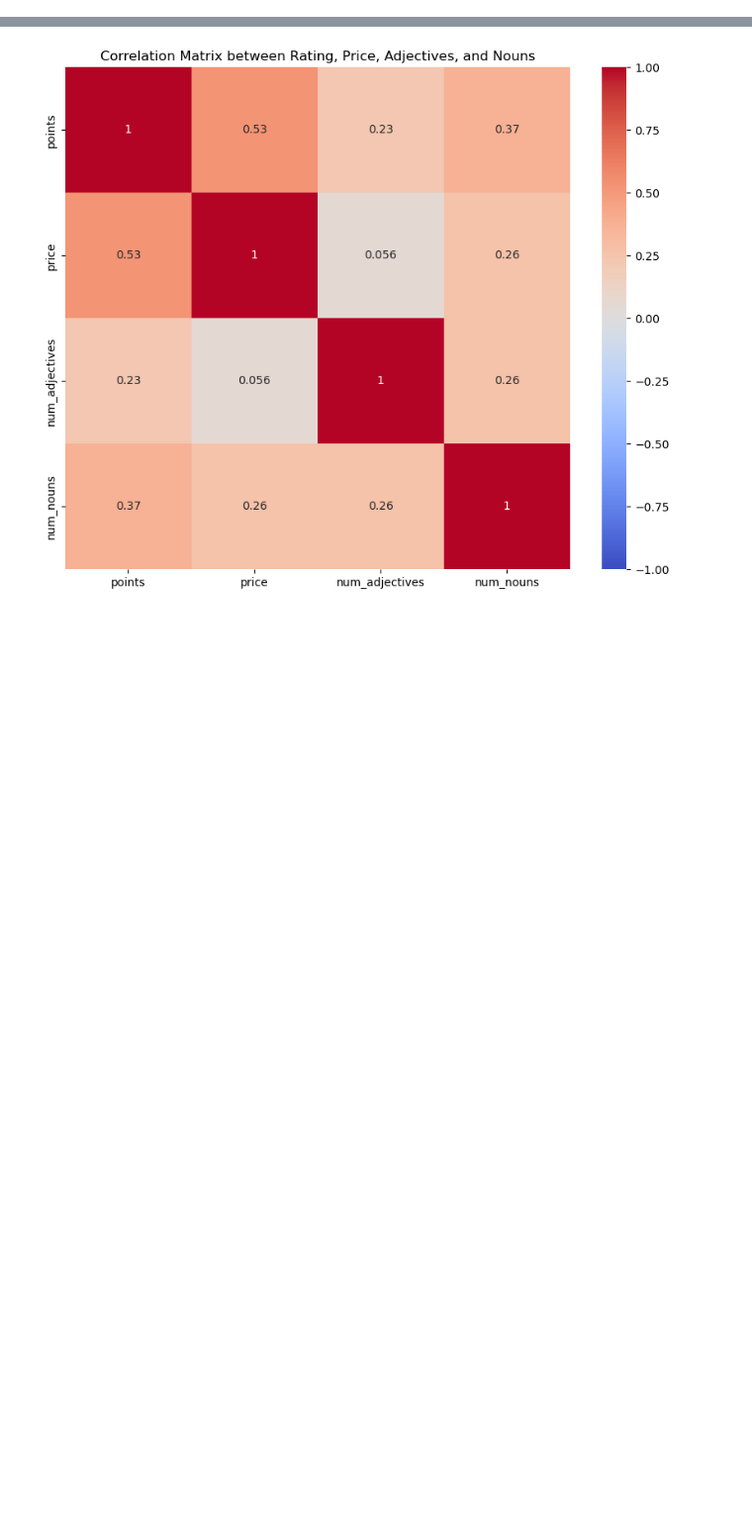
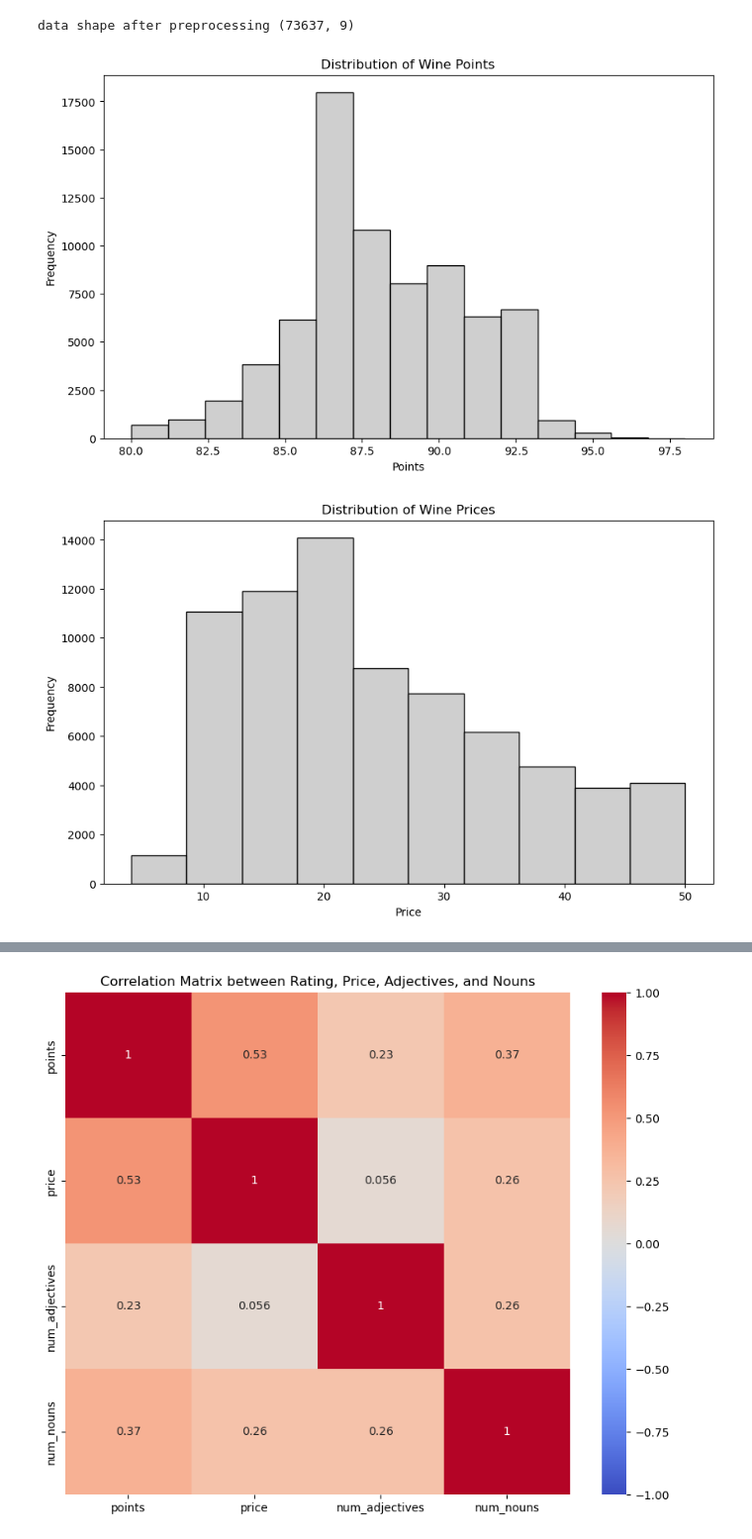
Before and after one commit to annelisesaive/Wine_tasting_KG, a Jupyter notebook: code/Exploratory_data_analyses.ipynb, the cells around one changed output, grey strips where cells are left out. Shown at 99% size. Saved outputs shown, nothing was run; the diff lists cells and outputs as text; code cells hidden in the pictures; blank space fills up the shorter version.

```diff
--- a/code/Exploratory_data_analyses.ipynb
+++ b/code/Exploratory_data_analyses.ipynb
@@ -6,11 +6,13 @@ import seaborn as sns
 
 # Load the data
 file_path = '/Users/annelise/Documents/GitHub/Wine_tasting_KG/data_kaggle/'
+save_path = '/Users/annelise/Documents/GitHub/Wine_tasting_KG/plots_figures/'
 wine_data = pd.read_csv(file_path + 'cleaned_wine_data.csv')
 
 # Filter out wines with a price > 50
 wine_data_low = wine_data.loc[wine_data.price <= 50]
 wine_data_low.to_csv(file_path + 'cleaned_wine_data_price_max=50.csv', index=False)
+print('data shape after preprocessing', wine_data_low.shape)
 
 # Summary statistics
 summary_stats = wine_data_low.describe(include='all')
@@ -22,6 +24,7 @@ sns.histplot(wine_data_low['points'], bins=15, color="silver")
 plt.title('Distribution of Wine Points')
 plt.xlabel('Points')
 plt.ylabel('Frequency')
+plt.savefig(save_path + 'distribution_wine_points.png', bbox_inches='tight')
 plt.show()
 
 # Distribution of wine prices
@@ -30,6 +33,7 @@ sns.histplot(wine_data_low['price'], bins=10, color="silver")
 plt.title('Distribution of Wine Prices')
 plt.xlabel('Price')
 plt.ylabel('Frequency')
+plt.savefig(save_path + 'distribution_wine_prices.png', bbox_inches='tight')
 plt.show()
 
 # Top 10 provinces colored by Country
@@ -39,30 +43,36 @@ province_country_map = filtered_data.groupby('province')['country'].first().to_d
 province_counts = wine_data_low['province'].value_counts().loc[top_provinces]
 
 # Set a color palette for Countries for both plots
 top_countries_in_provinces = list(province_country_map.values())
 top_countries = wine_data_low['country'].value_counts().head(5).index
 unique_countries = pd.unique(top_countries_in_provinces + list(top_countries))
 color_palette = sns.color_palette("muted", len(unique_countries))
 country_color_map = dict(zip(unique_countries, color_palette))
 
 # Apply the color mapping to the provinces
 province_colors = [country_color_map[province_country_map[province]] for province in province_counts.index]
 plt.figure(figsize=(12, 8))
 sns.barplot(y=province_counts.index, x=province_counts.values, palette=province_colors)
 plt.title('Top 10 Provinces Colored by Country')
 plt.xlabel('Count')
 plt.ylabel('Province')
 
 # Create a custom legend
 handles = [plt.Line2D([0], [0], color=country_color_map[country], lw=4) for country in unique_countries]
 plt.legend(handles, unique_countries, title='Country', bbox_to_anchor=(1.05, 1), loc='upper left')
+plt.savefig(save_path + 'top_provinces_by_country.png', bbox_inches='tight')
 plt.show()
 
 # Plotting the top 5 countries with matching colors
 plt.figure(figsize=(5, 4))
 sns.barplot(x=top_countries, y=wine_data_low['country'].value_counts().loc[top_countries],
             palette=[country_color_map[country] for country in top_countries])
 plt.title('Top 5 Countries')
 plt.xlabel('Country')
 plt.ylabel('Count')
+plt.savefig(save_path + 'top_5_countries.png', bbox_inches='tight')
 plt.show()
+# %% [output]
+data shape after preprocessing (73637, 9)
+[figure, added]
+[figure, added]
```
Also changed, not shown: parts of 1 cell of this notebook, 12 other files.
